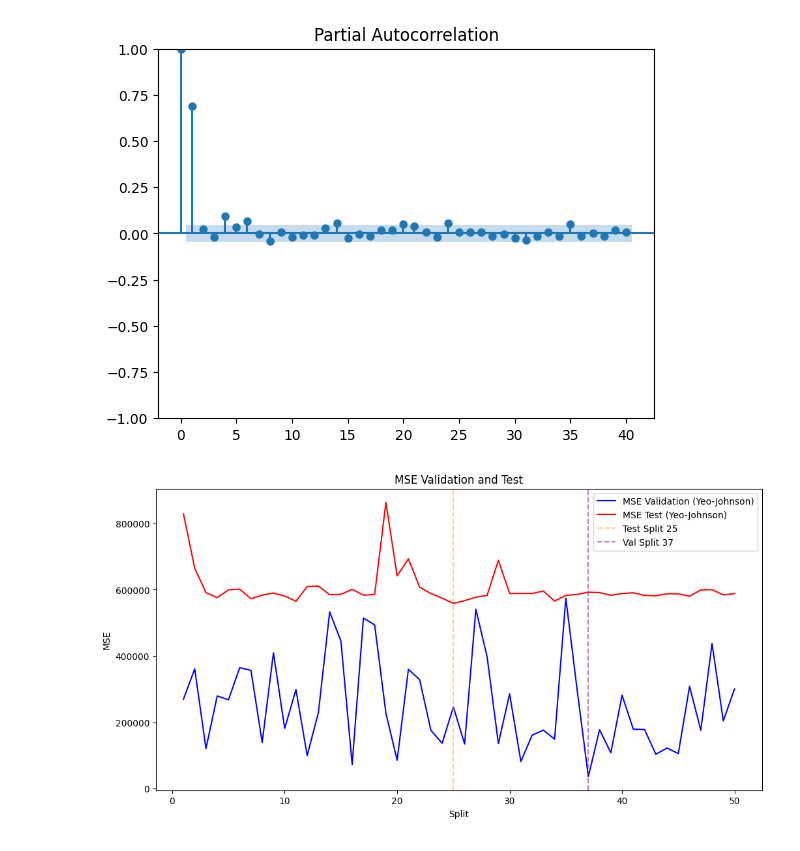
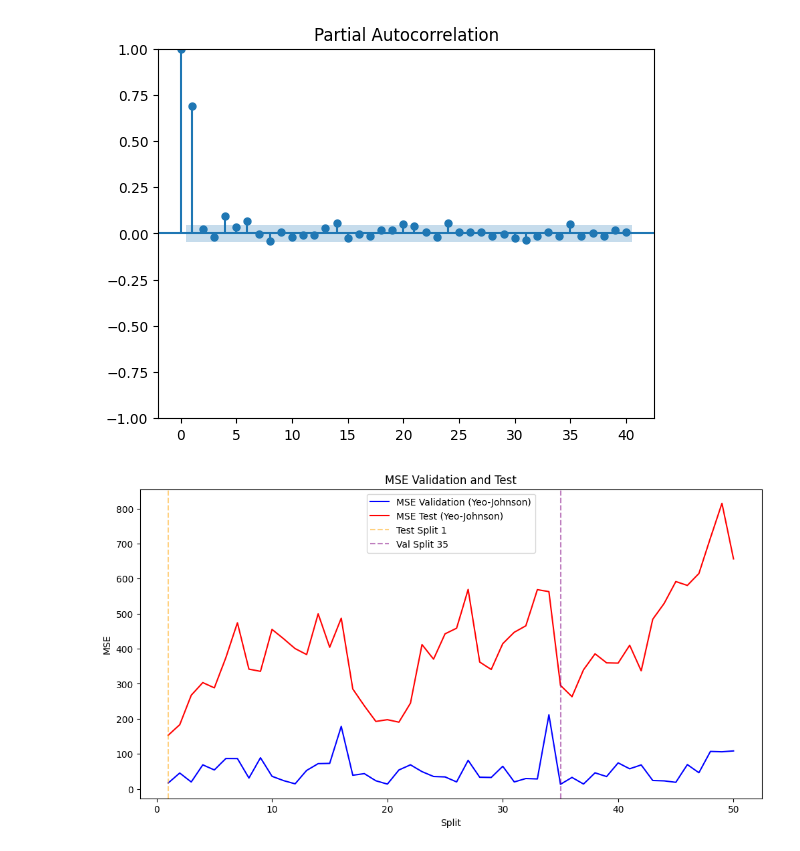
Before and after one commit to GregoryRickenmann/DSF-Project, a Jupyter notebook: ARIMA/project_all_waste.ipynb, the cells around one changed output. Drawn from its saved outputs; the diff is of its cells as text; code cells hidden in the pictures.

```diff
--- a/ARIMA/project_all_waste.ipynb
+++ b/ARIMA/project_all_waste.ipynb
@@ -146,10 +146,6 @@ train_validate_size = len(daily_data) - test_size  # Remaining data for training
 # Split data
 train_validate_data = daily_data[:train_validate_size]
 test_data = daily_data[train_validate_size:]
-trend_train_validate = trend[:train_validate_size]
-trend_test = trend[train_validate_size:]
-seasonal_train_validate = seasonal[:train_validate_size]
-seasonal_test = seasonal[train_validate_size:]
 
 # --- 5. Rolling Validation ---
 n_splits = 50
@@ -165,7 +161,7 @@ standardized_test_errors = []
 
 # --- TESTING ---
 # Detrend and deseasonalize
-test_residual = test_data - trend_test - seasonal_test
+test_residual = test_data
 # Yeo-Johnson transformation
 test_transformed = yeo_transformer.fit_transform(test_residual.values.reshape(-1, 1)).flatten()
 
@@ -175,18 +171,18 @@ plt.figure(figsize=(12, 6))
 for i, (train_index, validate_index) in enumerate(tscv.split(train_validate_data)):
     # Create train and validation splits
     train, validate = train_validate_data.iloc[train_index], train_validate_data.iloc[validate_index]
-    trend_train, trend_validate = trend_train_validate.iloc[train_index], trend_train_validate.iloc[validate_index]
-    seasonal_train, seasonal_validate = seasonal_train_validate.iloc[train_index], seasonal_train_validate.iloc[validate_index]
+    # trend_train, trend_validate = trend_train_validate.iloc[train_index], trend_train_validate.iloc[validate_index]
+    # seasonal_train, seasonal_validate = seasonal_train_validate.iloc[train_index], seasonal_train_validate.iloc[validate_index]
 
     # TRAINING
     # Detrend and deseasonalize
-    train_residual = train - trend_train - seasonal_train
+    train_residual = train # - trend_train - seasonal_train
     # Yeo-Johnson transformation
     train_transformed = yeo_transformer.fit_transform(train_residual.values.reshape(-1, 1)).flatten()
 
     # VALIDATION
     # Detrend and deseasonalize
-    validate_residual = validate - trend_validate - seasonal_validate
+    validate_residual = validate # - trend_validate - seasonal_validate
     # Transform using parameters learned from training
     validate_transformed = yeo_transformer.transform(validate_residual.values.reshape(-1, 1)).flatten()
 
@@ -203,31 +199,31 @@ for i, (train_index, validate_index) in enumerate(tscv.split(train_validate_data
 
     # TEST
     # Forecast on test split
     forecast_test_transformed = model_fit.forecast(steps=len(test_transformed))
 
     # Standardized test error
     test_error = mean_squared_error(test_transformed, forecast_test_transformed)
     standardized_test_errors.append(test_error)
 
 # --- 8. Plot Results ---
 # Moving average for validation errors
 plt.plot(range(1, n_splits + 1), standardized_validate_errors, label="MSE Validation (Yeo-Johnson)", color='blue')
 plt.plot(range(1, n_splits + 1), standardized_test_errors, label="MSE Test (Yeo-Johnson)", color='red')
 
 # Find the split with the lowest standardized test error
 min_error_index = standardized_test_errors.index(min(standardized_test_errors)) + 1
 min_error_value = min(standardized_test_errors)
 min_valerror_index = standardized_validate_errors.index(min(standardized_validate_errors)) + 1
 min_valerror_value = min(standardized_validate_errors)
 
 # Plot vertical and horizontal lines at the minimum error
 plt.axvline(x=min_error_index, color='orange', alpha=0.5, linestyle='--', label=f'Test Split {min_error_index}')
 plt.axvline(x=min_valerror_index, color='purple', alpha=0.5, linestyle='--', label=f'Val Split {min_valerror_index}')
 
 plt.title("MSE Validation and Test")
 plt.xlabel("Split")
 plt.ylabel("MSE")
 plt.legend()
 plt.show()
 # %% [output]
-[figure, old version]
+[figure, new version]
```
Also changed, not shown: parts of 1 cell of this notebook.
